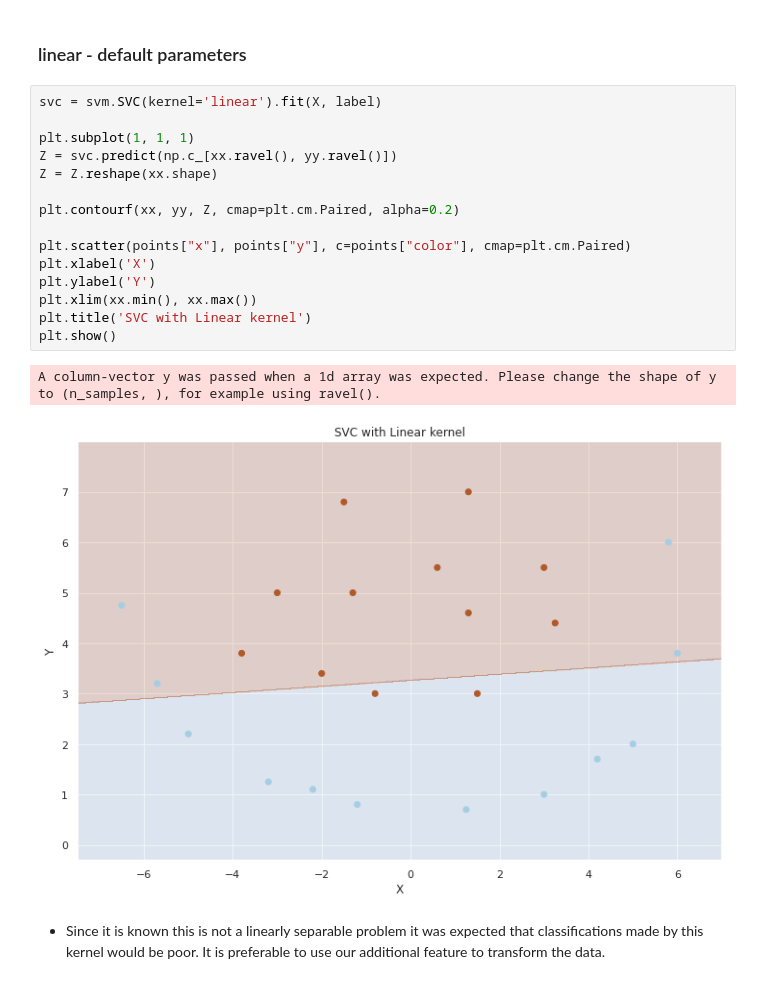
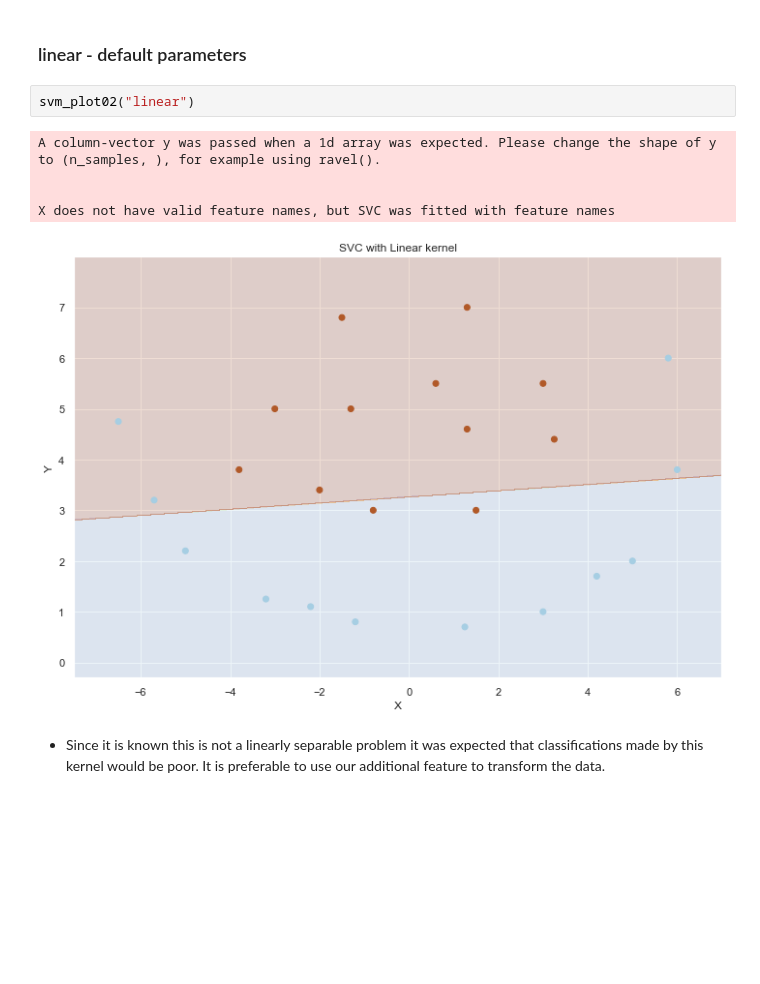
Before and after one commit to ASobreira/Advanced-Machine-Learning, a Jupyter notebook: Assignments/Assignment2/Assignment2_Ex4_5_6.ipynb, the cells around one changed output. Saved outputs shown, nothing was run; the diff lists cells and outputs as text; blank space fills up the shorter version.

```diff
--- a/Assignments/Assignment2/Assignment2_Ex4_5_6.ipynb
+++ b/Assignments/Assignment2/Assignment2_Ex4_5_6.ipynb
@@ -352,23 +344,13 @@ np.arange(y_min, y_max, h))
 # %% [markdown]
 ### linear - default parameters
-# %%
-svc = svm.SVC(kernel='linear').fit(X, label)
-
-plt.subplot(1, 1, 1)
-Z = svc.predict(np.c_[xx.ravel(), yy.ravel()])
-Z = Z.reshape(xx.shape)
-
-plt.contourf(xx, yy, Z, cmap=plt.cm.Paired, alpha=0.2)
-
-plt.scatter(points["x"], points["y"], c=points["color"], cmap=plt.cm.Paired)
-plt.xlabel('X')
-plt.ylabel('Y')
-plt.xlim(xx.min(), xx.max())
-plt.title('SVC with Linear kernel')
-plt.show()
-# %% [output]
-A column-vector y was passed when a 1d array was expected. Please change the shape of y to (n_samples, ), for example using ravel().
-[figure, removed]
+# %%
+svm_plot02("linear")
+# %% [output]
+A column-vector y was passed when a 1d array was expected. Please change the shape of y to (n_samples, ), for example using ravel().
+
+
+X does not have valid feature names, but SVC was fitted with feature names
+[figure, added]
 # %% [markdown]
 - Since it is known this is not a linearly separable problem it was expected that classifications made by this kernel would be poor. It is preferable to use our additional feature to transform the data.
 # %% [markdown]
```
Also changed, not shown: parts of 57 cells of this notebook.
